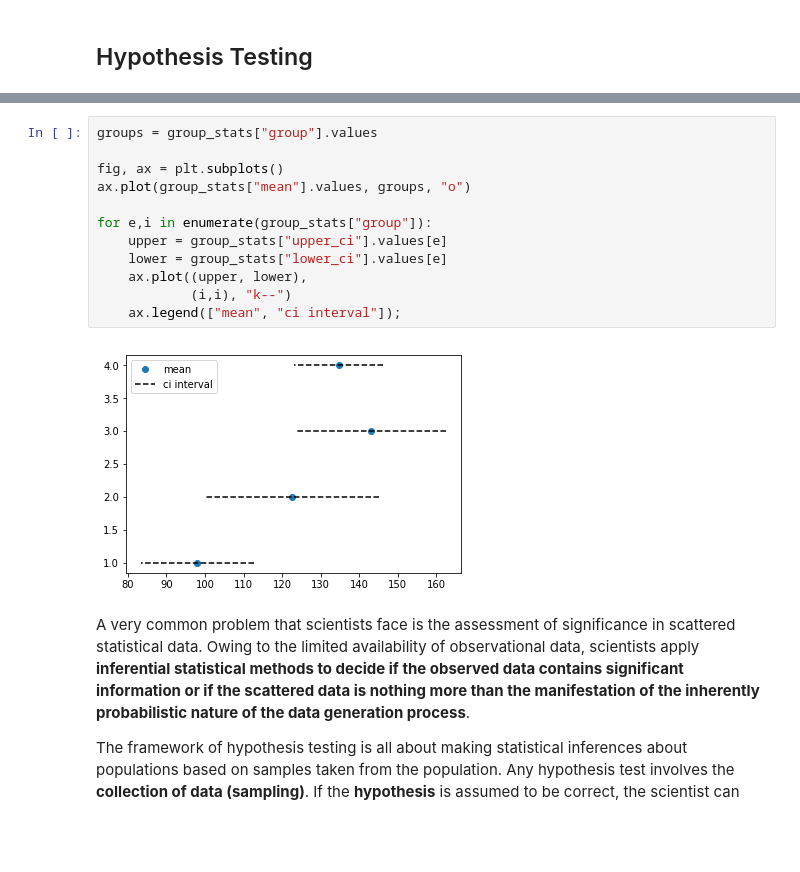
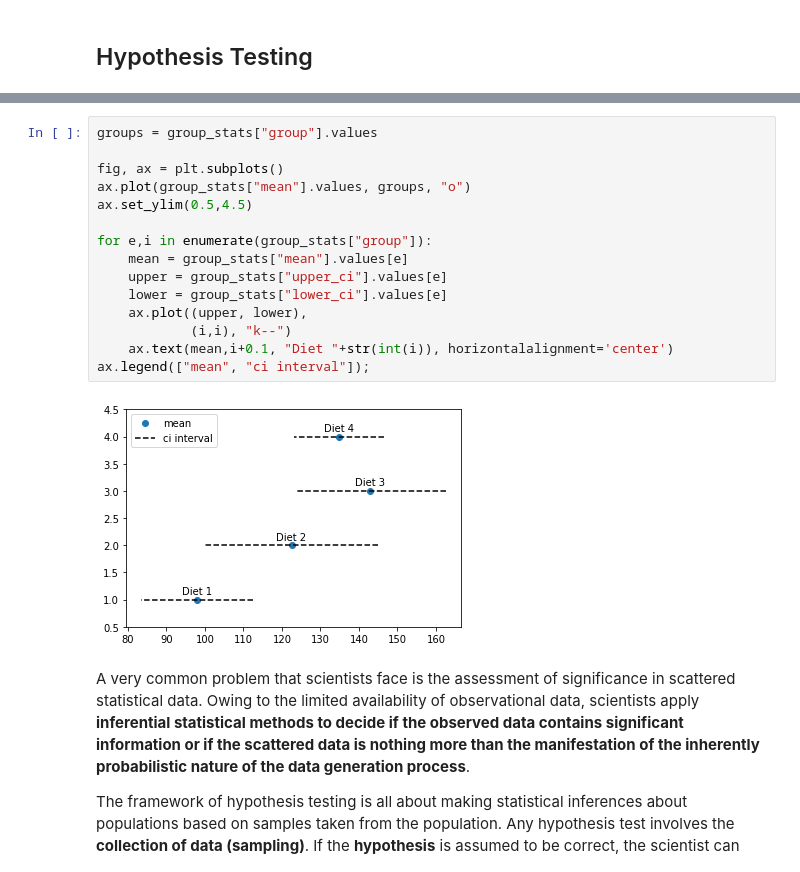
Before and after one commit to eotp/workshop-data-science-CODE, a Jupyter notebook: notebooks/02f - The Python Ecosystem - The statsmodels library.ipynb, the cells around one changed output, grey strips where cells are left out. Drawn from its saved outputs; the diff is of its cells as text; blank space fills up the shorter version.

```diff
--- a/notebooks/02f - The Python Ecosystem - The statsmodels library.ipynb
+++ b/notebooks/02f - The Python Ecosystem - The statsmodels library.ipynb
@@ -163,17 +160,20 @@ group_stats
 # %%
 groups = group_stats["group"].values
 
 fig, ax = plt.subplots()
 ax.plot(group_stats["mean"].values, groups, "o")
+ax.set_ylim(0.5,4.5)
 
 for e,i in enumerate(group_stats["group"]):
+    mean = group_stats["mean"].values[e]
     upper = group_stats["upper_ci"].values[e]
     lower = group_stats["lower_ci"].values[e]
     ax.plot((upper, lower),
             (i,i), "k--")
-    ax.legend(["mean", "ci interval"]);
+    ax.text(mean,i+0.1, "Diet "+str(int(i)), horizontalalignment='center')
+ax.legend(["mean", "ci interval"]);
 # %% [output]
-[figure, old version]
+[figure, new version]
 # %% [markdown]
 A very common problem that scientists face is the assessment of significance in scattered statistical data. Owing to the limited availability of observational data, scientists apply **inferential statistical methods to decide if the observed data contains significant information or if the scattered data is nothing more than the manifestation of the inherently probabilistic nature of the data generation process**.
 
```
Also changed, not shown: parts of 10 cells of this notebook, 4 other files.
